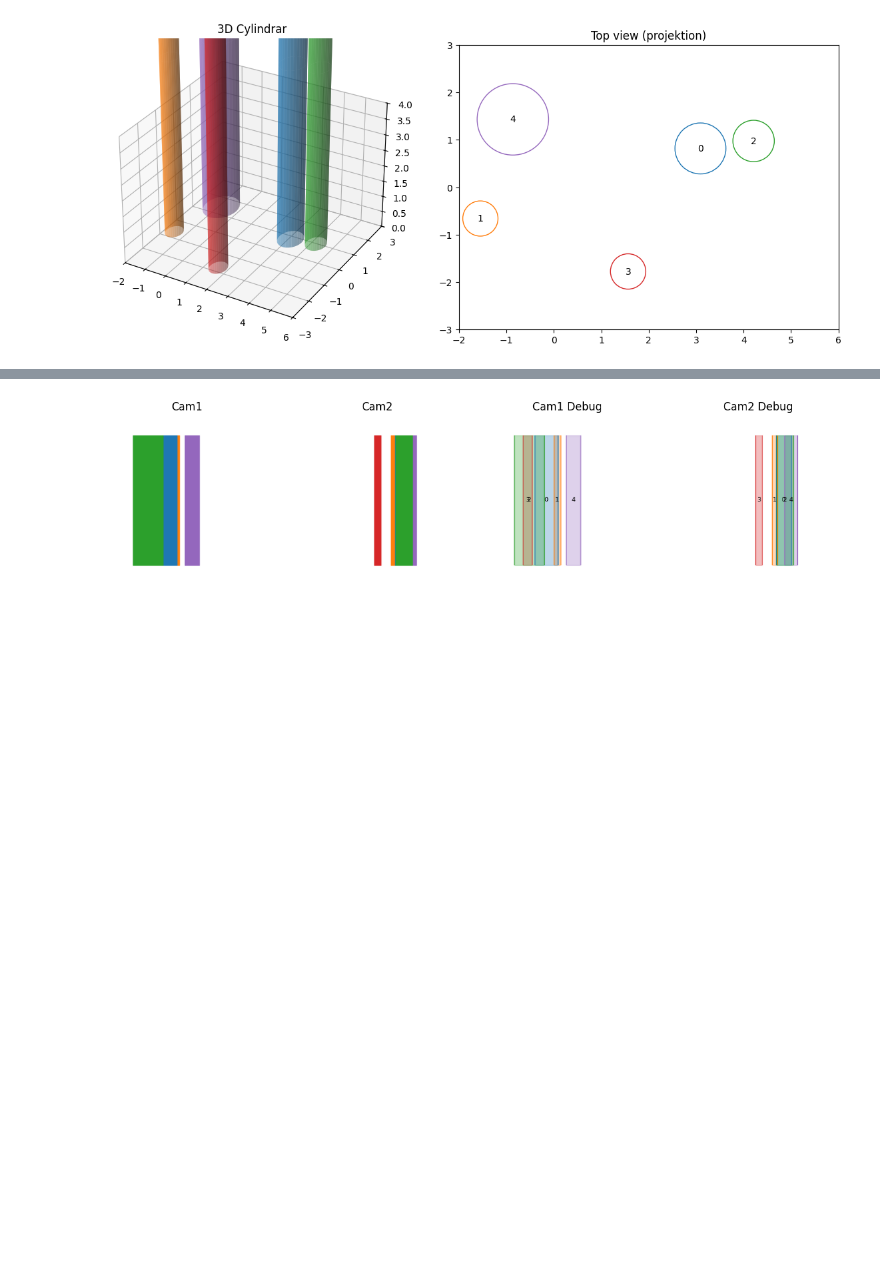
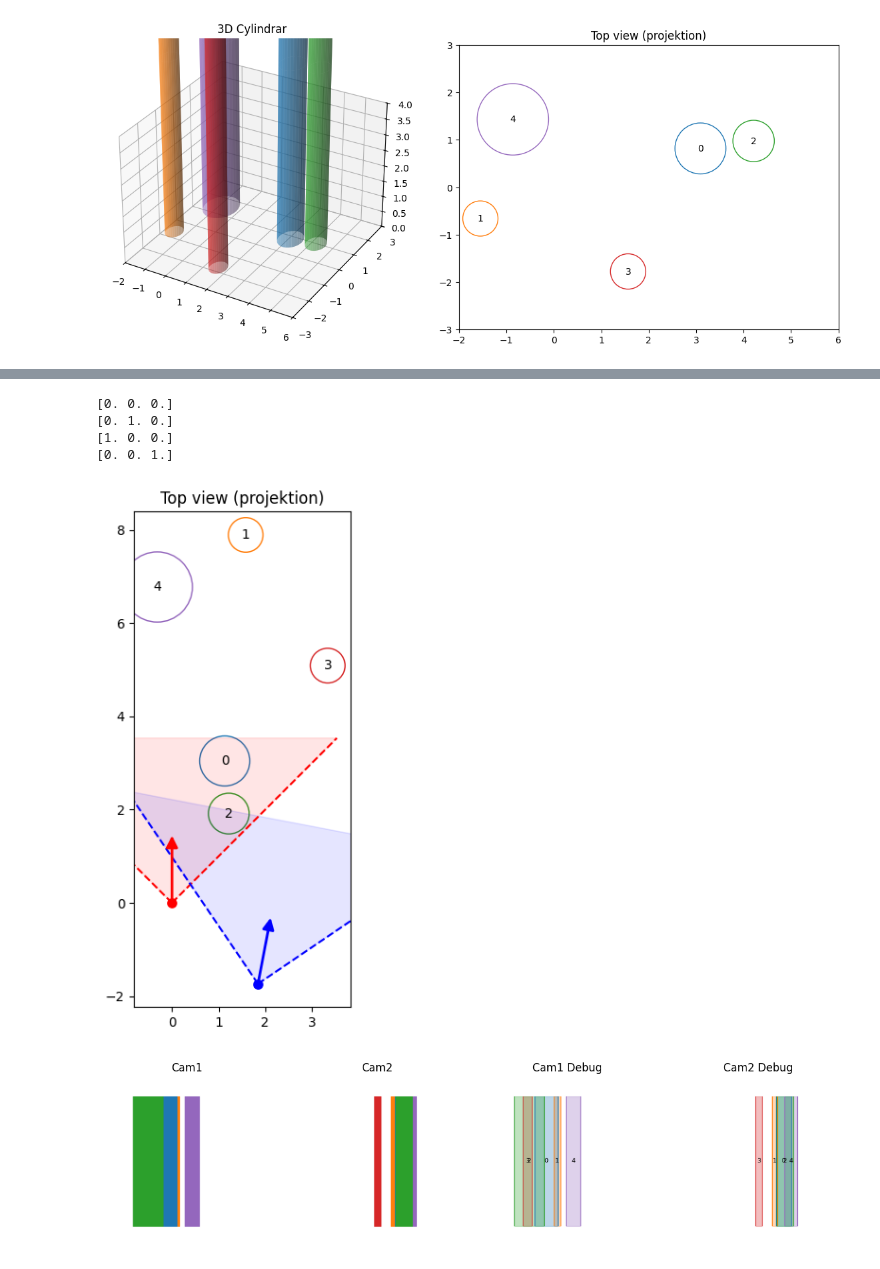
Before and after one commit to jo6815en/data_generator, a Jupyter notebook: 2d_parallel_cylinders.ipynb, the cells around one changed output, grey strips where cells are left out. Cells and saved outputs as stored; diff of their text form; code cells hidden in the pictures; blank space fills up the shorter version.

Commit message:
add transform function

```diff
--- a/2d_parallel_cylinders.ipynb
+++ b/2d_parallel_cylinders.ipynb
@@ -139,3 +94,23 @@ FOV: -0.9999999999999999 0.9999999999999999
+# %%
+from camera_model import transform_scene_to_cam1
+
+cam1_n, cam2_n, cylinders_n = transform_scene_to_cam1(cam1, cam2, cylinders)
+
+print(cam1_n.c)
+print(cam1_n.dir)
+print(cam1_n.right)
+print(cam1_n.up)
+
+fig, ax = plt.subplots(figsize=(8, 6))
+plot_top_view_scene(ax, cylinders_n, cam1_n, cam2_n, colors=colors, title="Top view (projektion)")
+plt.tight_layout()
+plt.show()
+# %% [output]
+[0. 0. 0.]
+[0. 1. 0.]
+[1. 0. 0.]
+[0. 0. 1.]
+[figure, added]
 # %%
 from render import render_camera_image, render_camera_image_debug
 import matplotlib.pyplot as plt
```
Also changed, not shown: parts of 1 cell of this notebook, 2 other files.
